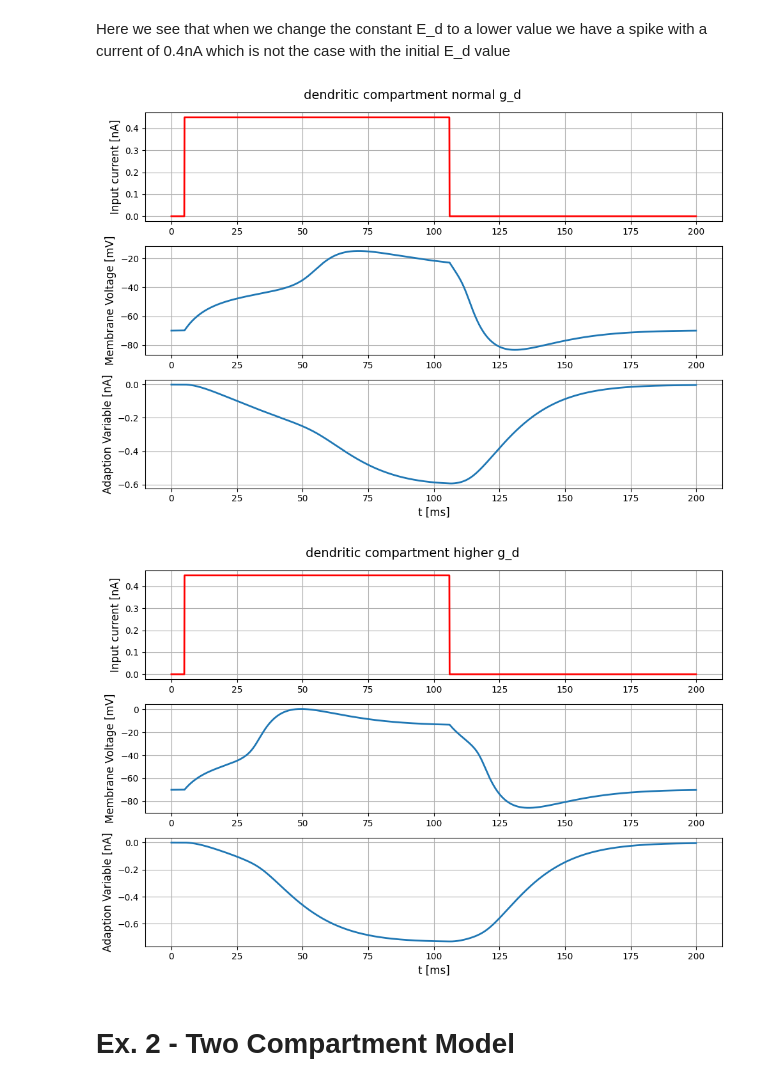
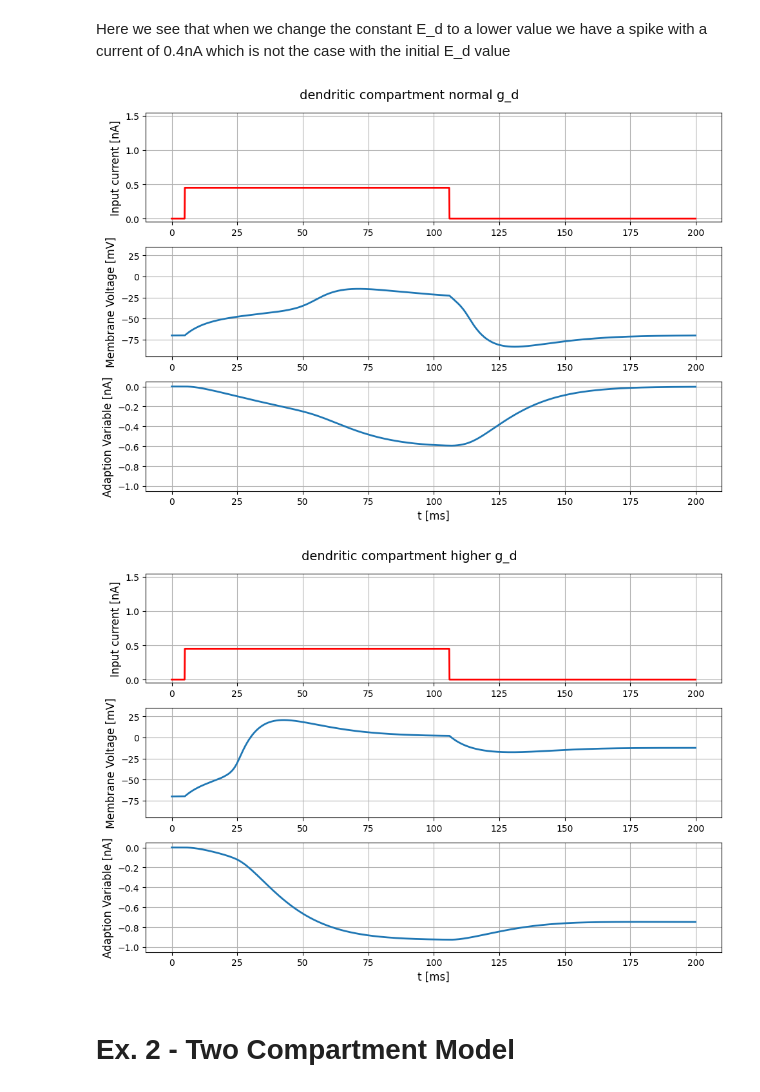
Before and after one commit to lniederhauser/neuronal_dynamics_miniproject, a Jupyter notebook: main.ipynb, the cells around one changed output. Cells and saved outputs as stored; diff of their text form; code cells hidden in the pictures.

```diff
--- a/main.ipynb
+++ b/main.ipynb
@@ -162,15 +155,15 @@ Here we see that when we change the constant E_d to a lower value we have a spik
 # %%
 step_current = input_factory.get_step_current(t_start=5, t_end=105, unit_time=b2.ms, amplitude=0.45 * b2.nA)
 state_monitor = simulate_dendritic(tau_d=TAU_d, C=C_d, v_rest=E_L, a=a_w_d, tau_w=TAU_w_d, E_d=E_d, D_d=D_d, g=g_d, I_stim=step_current)
-plot_I_v_w(state_monitor, step_current, title="dendritic compartment normal g_d", savefig=False)
+plot_I_v_w(state_monitor, step_current, title="dendritic compartment normal g_d", savefig=False, setylim=True)
 
-g_d_2 = 1500 * b2.pA
+g_d_2 = 2000 * b2.pA
 step_current = input_factory.get_step_current(t_start=5, t_end=105, unit_time=b2.ms, amplitude=0.45 * b2.nA)
 state_monitor = simulate_dendritic(tau_d=TAU_d, C=C_d, v_rest=E_L, a=a_w_d, tau_w=TAU_w_d, E_d=E_d, D_d=D_d, g=g_d_2, I_stim=step_current)
-plot_I_v_w(state_monitor, step_current, title="dendritic compartment higher g_d", savefig=False)
+plot_I_v_w(state_monitor, step_current, title="dendritic compartment higher g_d", savefig=True, setylim=True)
 # %% [output]
-[figure, old version]
+[figure, new version]
-[figure, old version]
+[figure, new version]
 # %% [markdown]
 # Ex. 2 - Two Compartment Model
 # %%
```
Also changed, not shown: parts of 12 cells of this notebook, 2 other files.
